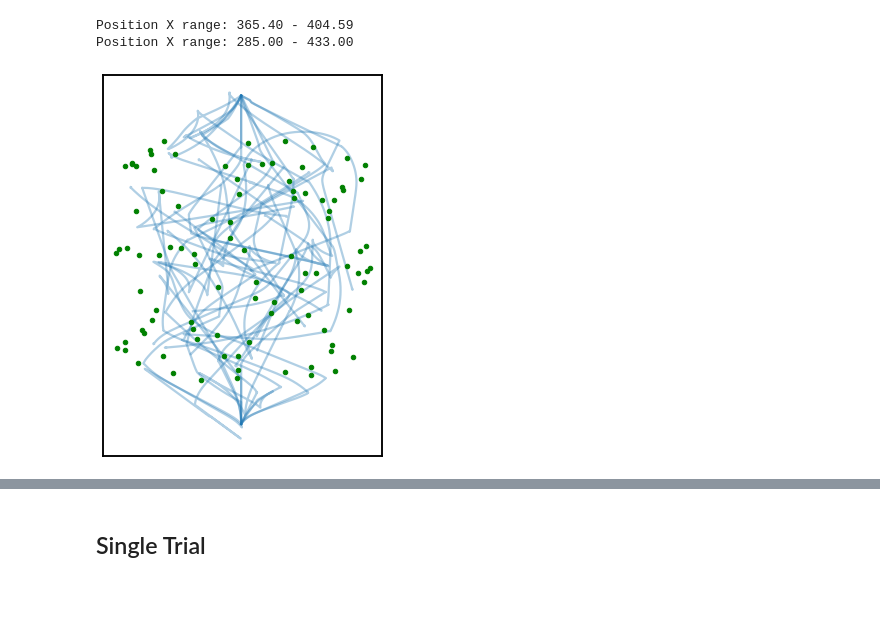
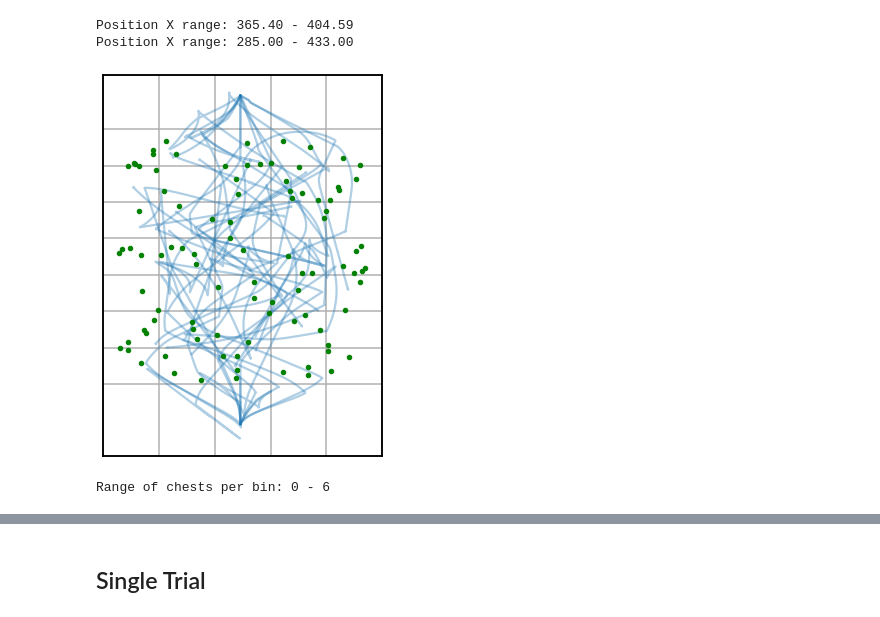
Before and after one commit to HSUPipeline/AnalyzeTH, a Jupyter notebook: notebooks/03-SpatialTargetCells.ipynb, the cells around one changed output, grey strips where cells are left out. Cells and saved outputs as stored; diff of their text form; code cells hidden in the pictures.

```diff
--- a/notebooks/03-SpatialTargetCells.ipynb
+++ b/notebooks/03-SpatialTargetCells.ipynb
@@ -134,9 +138,13 @@ Position X range: 285.00 - 433.00
 _, positions_trials = epoch_data_by_range(ptimes, positions,
                                           nwbfile.trials.navigation_start[:],
                                           nwbfile.trials.navigation_stop[:])
+# %%
+# Compute edges for chest binning
+area_range = [[360, 410], [320, 400]]
+x_edges, y_edges = compute_bin_edges(positions, chest_bins, area_range=area_range)
 # %%
 # Plot the subject positions, overlaid with chest positions
 landmarks = {'positions' : np.array([chest_xs, chest_ys]), 'color' : 'green'}
-plot_positions(positions_trials, landmarks=landmarks, figsize=(5, 7))
+plot_positions(positions_trials, landmarks=landmarks, x_bins=x_edges, y_bins=y_edges, figsize=(5, 7))
 # %% [output]
-[figure, old version]
+[figure, new version]
@@ -154,0 +158,5 @@ ch_ybin = ch_ybin - 1
+# %%
+# Check the number of chests per bin
+print("Range of chests per bin: {:1.0f} - {:1.0f}".format(*get_range(chest_occupancy)))
+# %% [output]
+Range of chests per bin: 0 - 6
```
Also changed, not shown: parts of 20 cells of this notebook, 1 other file.
